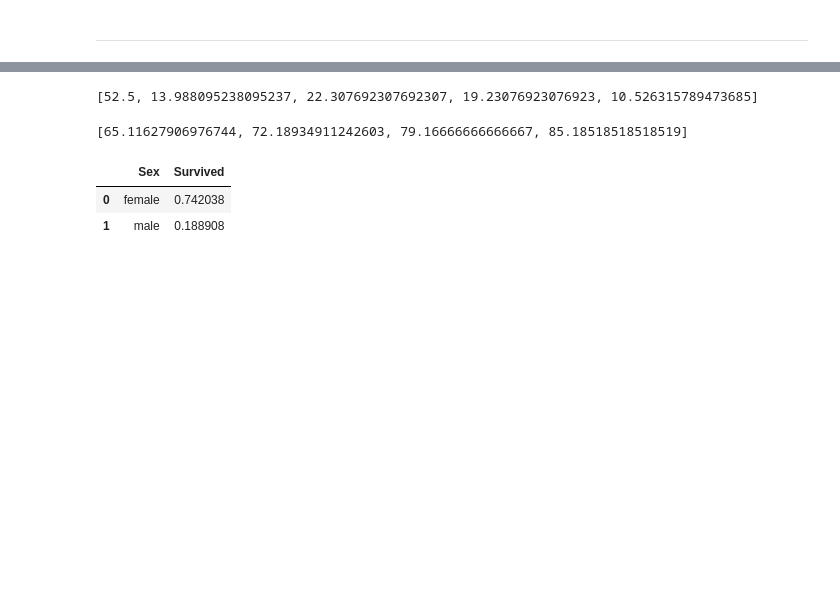
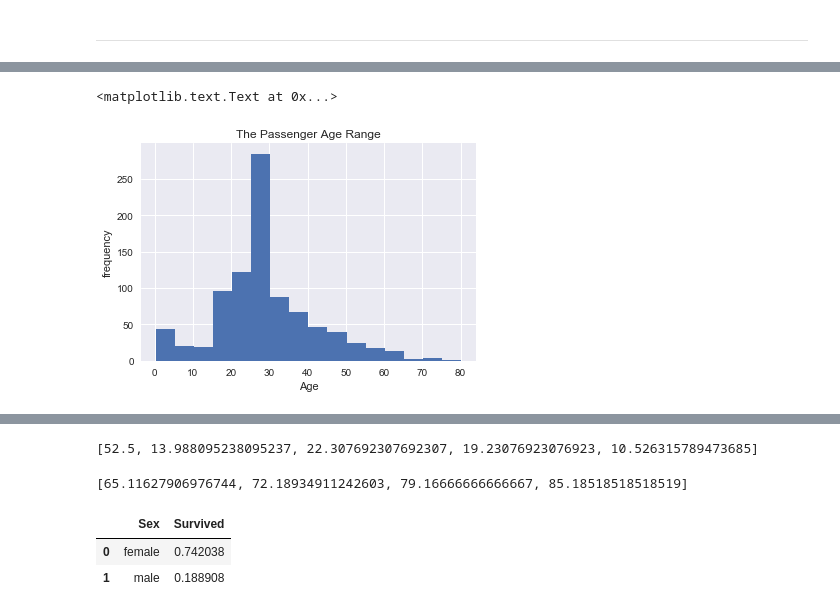
Before and after one commit to Alkhoraif/titanic_dand, a Jupyter notebook: dand_titanic_p2.ipynb, the cells around one changed output, grey strips where cells are left out. Cells and saved outputs as stored; diff of their text form; code cells hidden in the pictures; blank space fills up the shorter version.

```diff
--- a/dand_titanic_p2.ipynb
+++ b/dand_titanic_p2.ipynb
@@ -199,0 +189,9 @@ plt.hist(data.Age,bins=16)
+# %%
+# Getting the the histogram of the passenger age range
+plt.hist(data.Age,bins=16)
+plt.title('The Passenger Age Range')
+plt.xlabel('Age')
+plt.ylabel('frequency')
+# %% [output]
+<matplotlib.text.Text at 0x...>
+[figure, added]
```
Also changed, not shown: parts of 28 cells of this notebook.
